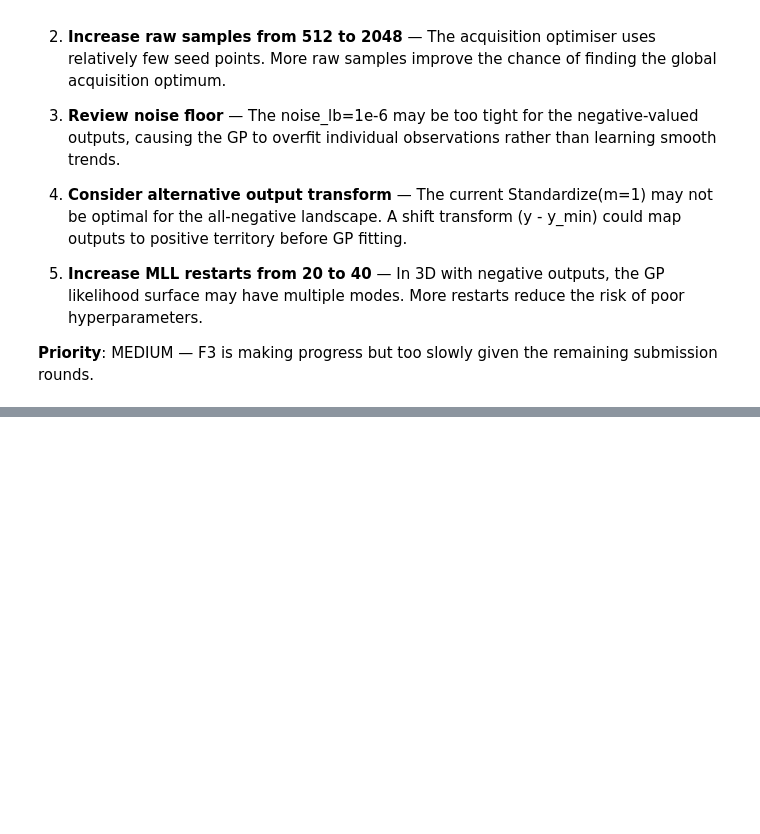
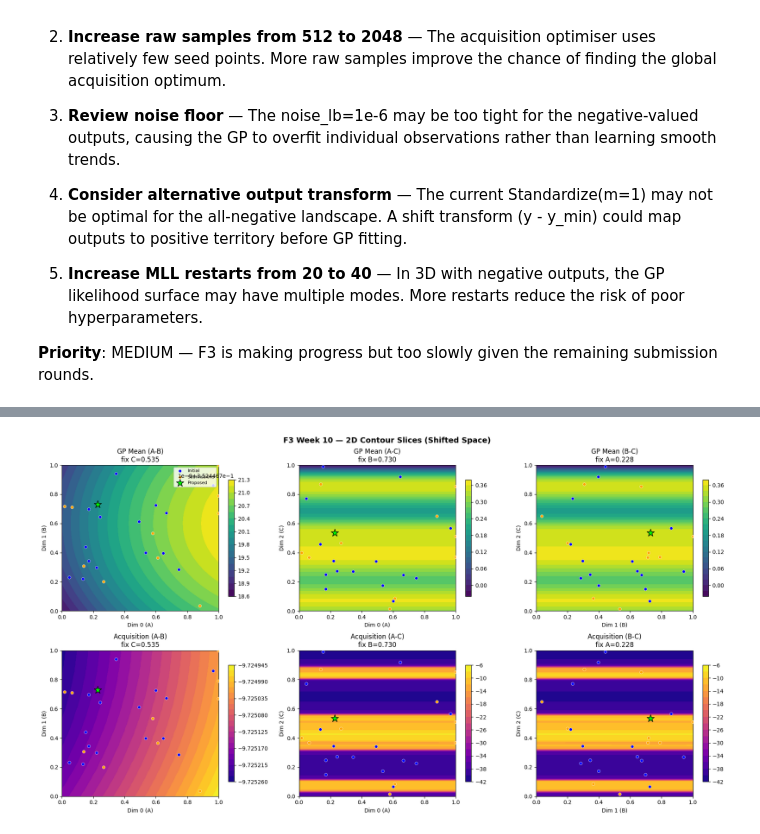
Before and after one commit to brucediesel/capstone-sdd, a Jupyter notebook: functions/f3/f3 - week 10.ipynb, the cells around one changed output, grey strips where cells are left out. Saved outputs shown, nothing was run; the diff lists cells and outputs as text; code cells hidden in the pictures; blank space fills up the shorter version.

Commit message:
Executs week 10 sample

```diff
--- a/functions/f3/f3 - week 10.ipynb
+++ b/functions/f3/f3 - week 10.ipynb
@@ -267,0 +549,84 @@ F3 is showing slow progress (3/10 improvements). The following refinements could
+# %%
+# ── 2D Contour Slice Visualisation ────────────────────────────────────────────
+# 3 input pairs × 2 rows (posterior mean + acquisition surface)
+# Fix remaining dimension at x_new's coordinate for each slice
+
+dim_pairs = [(0, 1), (0, 2), (1, 2)]
+dim_labels = ["A", "B", "C"]
+
+fig, axes = plt.subplots(2, 3, figsize=(18, 10))
+
+for col_idx, (d1, d2) in enumerate(dim_pairs):
+    # Determine the fixed dimension
+    d_fixed = [d for d in range(3) if d not in (d1, d2)][0]
+    fixed_val = x_new[d_fixed]
+
+    # Create meshgrid
+    grid_1 = torch.linspace(0, 1, GRID_RES, dtype=torch.float64)
+    grid_2 = torch.linspace(0, 1, GRID_RES, dtype=torch.float64)
+    g1, g2 = torch.meshgrid(grid_1, grid_2, indexing="ij")
+
+    # Build test points with fixed dimension
+    test_points = torch.zeros(GRID_RES * GRID_RES, 3, dtype=torch.float64)
+    test_points[:, d1] = g1.reshape(-1)
+    test_points[:, d2] = g2.reshape(-1)
+    test_points[:, d_fixed] = fixed_val
+
+    # GP posterior mean (shifted space)
+    best_model.eval()
+    with torch.no_grad():
+        post = best_model.posterior(test_points)
+        mean_grid = post.mean.squeeze(-1).reshape(GRID_RES, GRID_RES).numpy()
+
+    # Acquisition surface
+    with torch.no_grad():
+        # Evaluate acqf one point at a time (q=1 for grid evaluation)
+        acq_grid = torch.zeros(GRID_RES * GRID_RES)
+        batch_size = 256
+        for start in range(0, len(test_points), batch_size):
+            end = min(start + batch_size, len(test_points))
+            batch = test_points[start:end].unsqueeze(1)  # (batch, 1, 3) for q=1
+            acq_grid[start:end] = acqf(batch)
+        acq_grid = acq_grid.reshape(GRID_RES, GRID_RES).numpy()
+
+    g1_np = g1.numpy()
+    g2_np = g2.numpy()
+
+    # Row 1: GP posterior mean
+    ax1 = axes[0, col_idx]
+    cf1 = ax1.contourf(g1_np, g2_np, mean_grid, levels=20, cmap="viridis")
+    fig.colorbar(cf1, ax=ax1, shrink=0.8)
+    ax1.set_xlabel(f"Dim {d1} ({dim_labels[d1]})")
+    ax1.set_ylabel(f"Dim {d2} ({dim_labels[d2]})")
+    ax1.set_title(f"GP Mean ({dim_labels[d1]}-{dim_labels[d2]})\n"
+                  f"fix {dim_labels[d_fixed]}={fixed_val:.3f}")
+
+    # Row 2: Acquisition surface
+    ax2 = axes[1, col_idx]
+    cf2 = ax2.contourf(g1_np, g2_np, acq_grid, levels=20, cmap="plasma")
+    fig.colorbar(cf2, ax=ax2, shrink=0.8)
+    ax2.set_xlabel(f"Dim {d1} ({dim_labels[d1]})")
+    ax2.set_ylabel(f"Dim {d2} ({dim_labels[d2]})")
+    ax2.set_title(f"Acquisition ({dim_labels[d1]}-{dim_labels[d2]})\n"
+                  f"fix {dim_labels[d_fixed]}={fixed_val:.3f}")
+
+    # Overlay data points on both rows
+    for ax in [ax1, ax2]:
+        # Initial samples (blue)
+        ax.scatter(X_train[:N_INITIAL, d1].numpy(), X_train[:N_INITIAL, d2].numpy(),
+                   c="blue", s=30, edgecolors="white", linewidths=0.5, label="Initial", zorder=5)
+        # Submissions (orange)
+        ax.scatter(X_train[N_INITIAL:, d1].numpy(), X_train[N_INITIAL:, d2].numpy(),
+                   c="orange", s=30, edgecolors="white", linewidths=0.5, label="Submissions", zorder=5)
+        # Proposed point (green star)
+        ax.scatter(x_new[d1], x_new[d2],
+                   c="lime", s=200, marker="*", edgecolors="black", linewidths=1, label="Proposed", zorder=10)
+
+# Add legend to first panel only
+axes[0, 0].legend(loc="upper right", fontsize=8)
+
+fig.suptitle("F3 Week 10 — 2D Contour Slices (Shifted Space)", fontsize=14, fontweight="bold")
+plt.tight_layout()
+plt.show()
+# %% [output]
+[figure, added]
```
Also changed, not shown: parts of 6 cells of this notebook, 41 other files.
